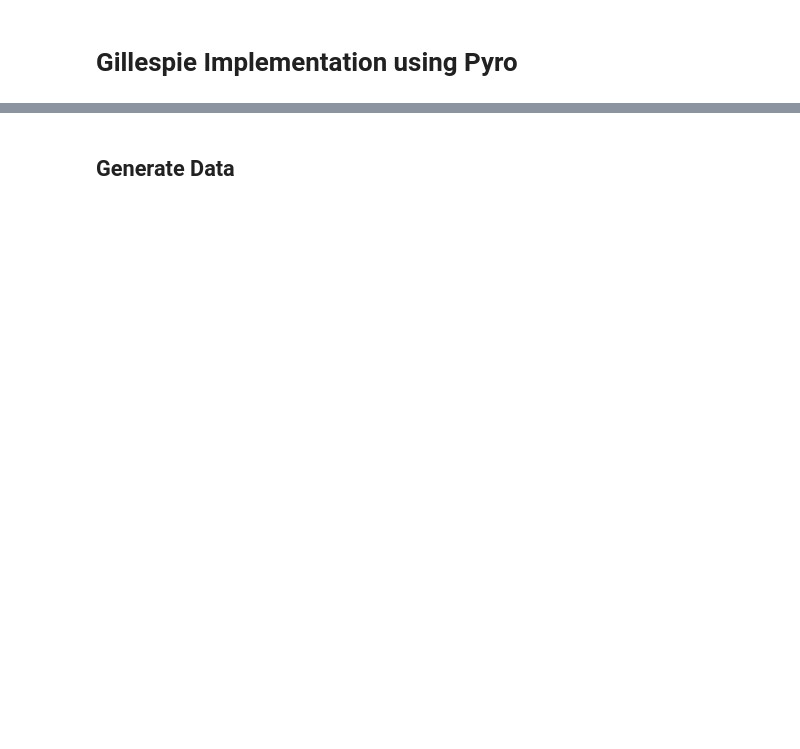
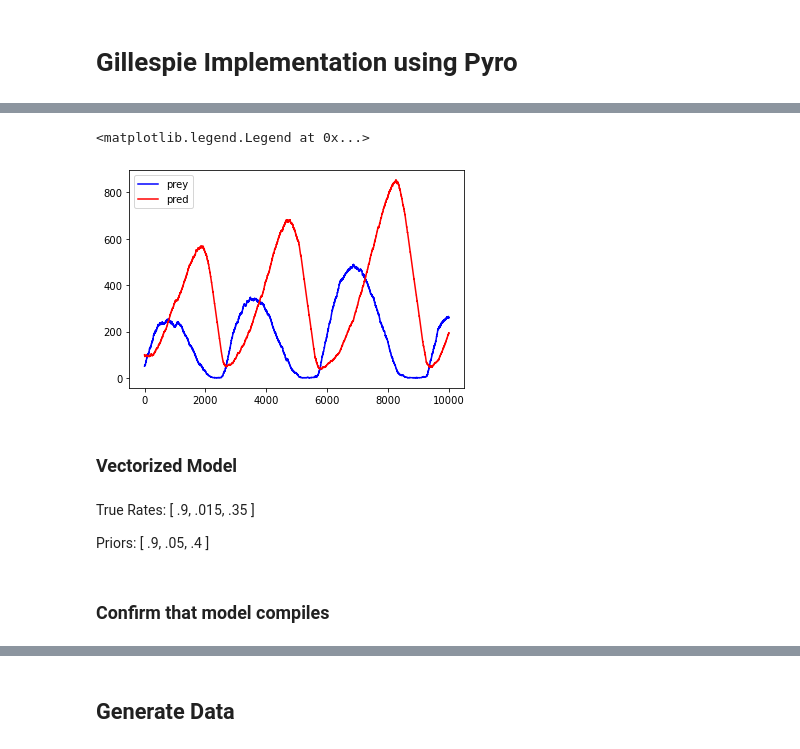
Before and after one commit to devonjkohler/gillespiePPL, a Jupyter notebook: Jupyter_Notebooks/Pyro_Implementation.ipynb, the cells around one changed output, grey strips where cells are left out. Cells and saved outputs as stored; diff of their text form; code cells hidden in the pictures; blank space fills up the shorter version.

```diff
--- a/Jupyter_Notebooks/Pyro_Implementation.ipynb
+++ b/Jupyter_Notebooks/Pyro_Implementation.ipynb
@@ -11,0 +110,20 @@ import matplotlib.pyplot as plt
+# %%
+lv_data_temp = lotka_volterra_sampling(torch.zeros(1, 10000, 2))
+lv_data_long = torch.stack(lv_data_temp)
+lv_data_long[0, :10]
+
+fig, ax = plt.subplots()
+
+ax.plot(np.arange(lv_data_long.shape[1]), lv_data_long[0, :, 0], color = "blue", label = "prey")
+ax.plot(np.arange(lv_data_long.shape[1]), lv_data_long[0, :, 1], color = "red", label = "pred")
+
+plt.legend()
+# %% [output]
+<matplotlib.legend.Legend at 0x...>
+[figure, added]
+# %% [markdown]
+### Vectorized Model
+# %% [markdown]
+True Rates: [ .9, .015, .35 ]
+
+Priors: [ .9, .05, .4 ]
@@ -11,0 +201,2 @@ import matplotlib.pyplot as plt
+# %% [markdown]
+### Confirm that model compiles
```
Also changed, not shown: parts of 133 cells of this notebook, 14 other files.
